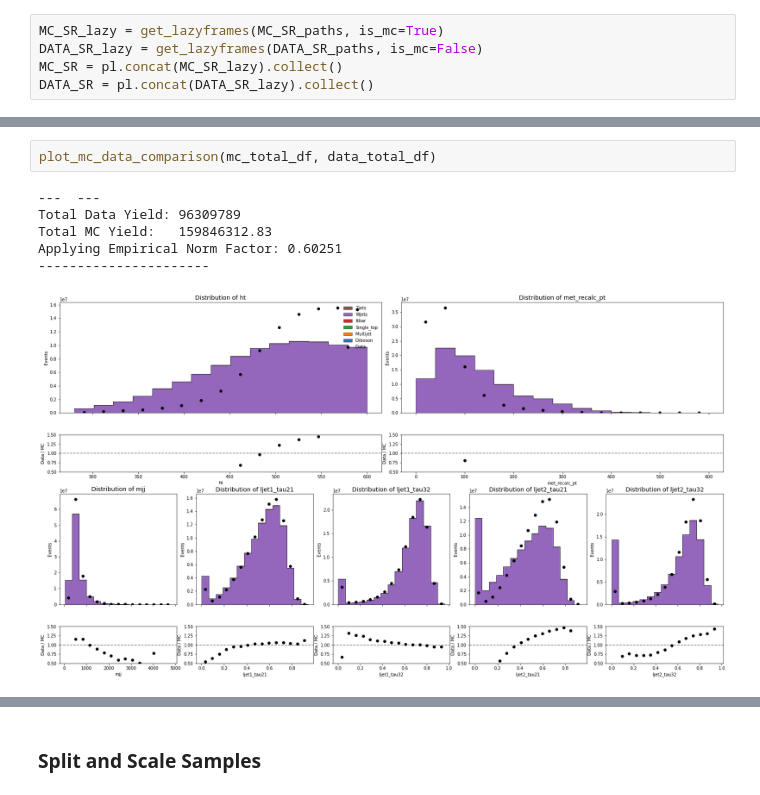
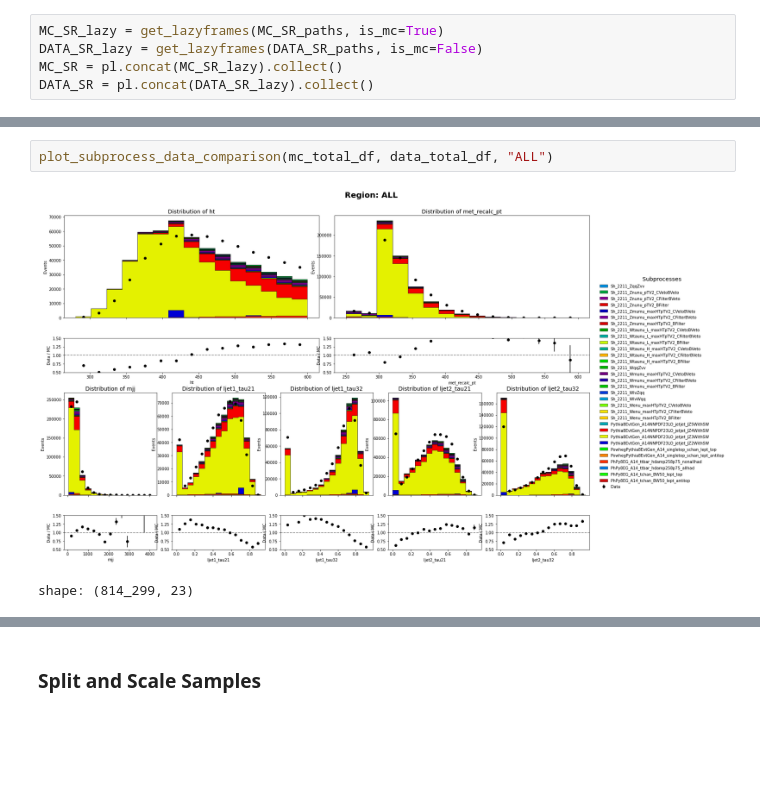
Before and after one commit to sherkaicode/Non-Resonant-AD, a Jupyter notebook: NRAD_PREP.ipynb, the cells around one changed output, grey strips where cells are left out. Drawn from its saved outputs; the diff is of its cells as text; blank space fills up the shorter version.

```diff
--- a/NRAD_PREP.ipynb
+++ b/NRAD_PREP.ipynb
@@ -605,9 +787,5 @@ mc_total_df = pl.concat([MC_CR1L, MC_CR1L1B, MC_CR2L, MC_CR0L])
 # %%
-plot_mc_data_comparison(mc_total_df, data_total_df)
+plot_subprocess_data_comparison(mc_total_df, data_total_df, "ALL")
 # %% [output]
+[figure, new version]
----  ---
-Total Data Yield: 96309789
-Total MC Yield:   159846312.83
-Applying Empirical Norm Factor: 0.60251
-----------------------
+shape: (814_299, 23)
-[figure, old version]
```
Also changed, not shown: parts of 28 cells of this notebook, 15 other files.
